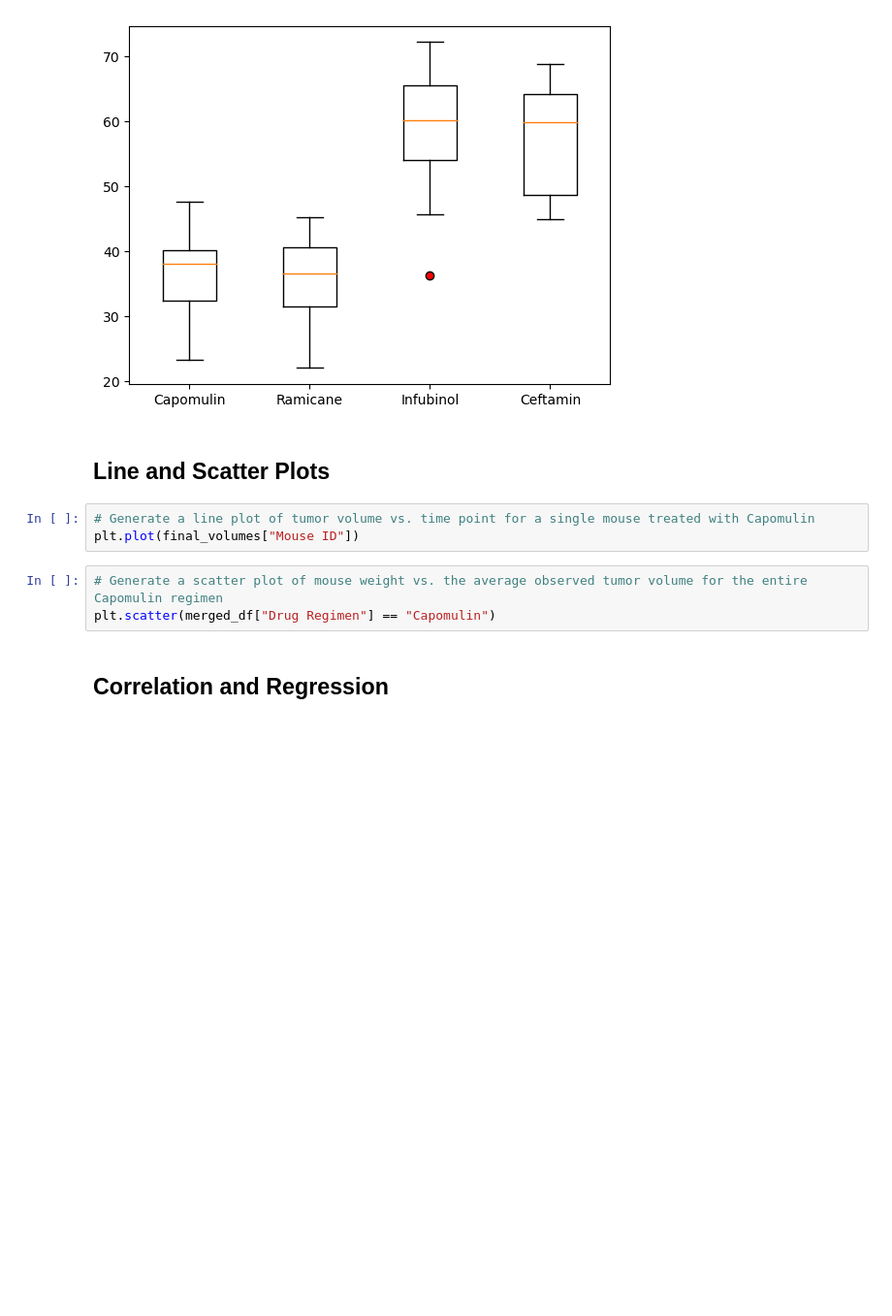
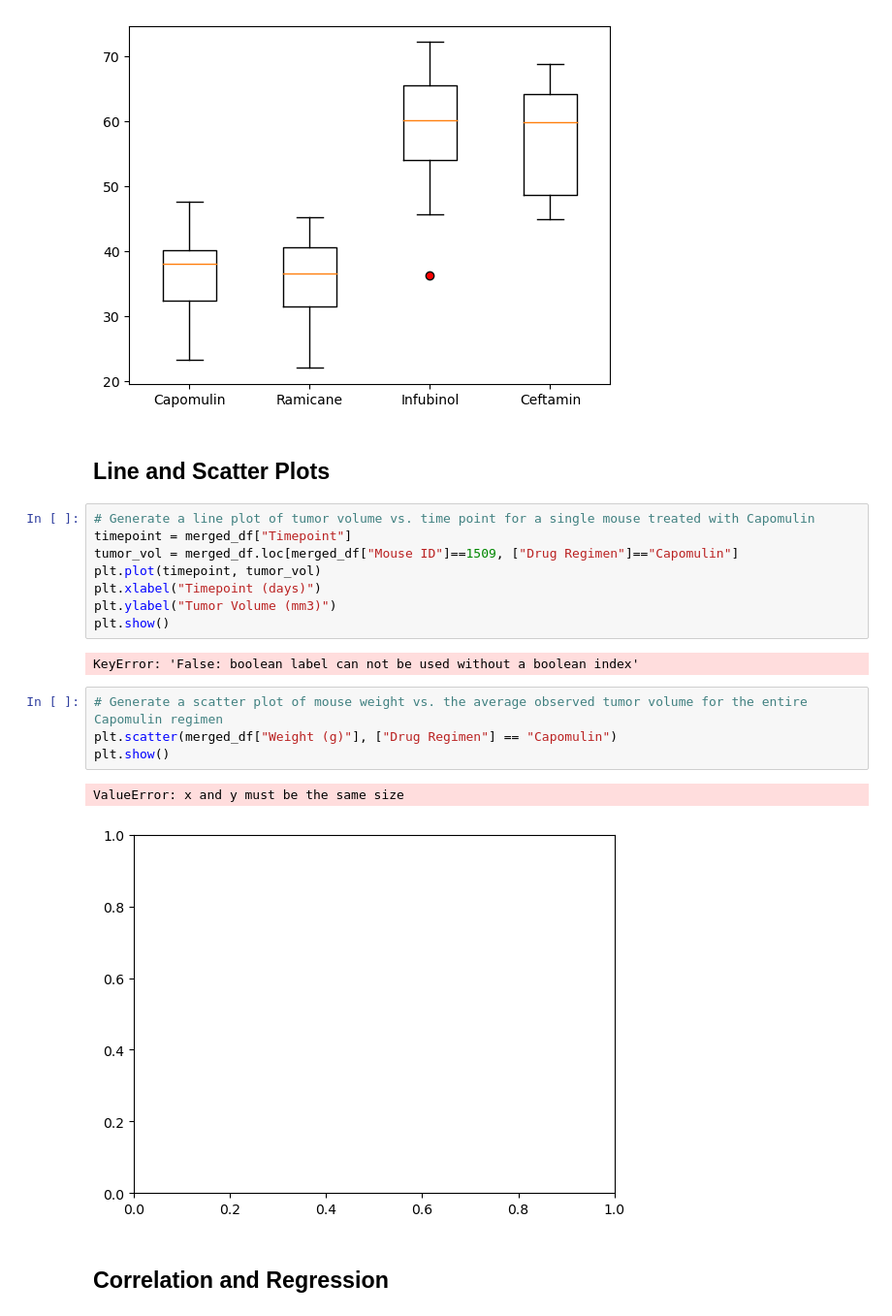
Before and after one commit to KDR9577/MatPlotlib, a Jupyter notebook: MatPlotlib/pymaceuticals_starter.ipynb, the cells around one changed output. Shown at 97% size. Cells and saved outputs as stored; diff of their text form; blank space fills up the shorter version.

```diff
--- a/MatPlotlib/pymaceuticals_starter.ipynb
+++ b/MatPlotlib/pymaceuticals_starter.ipynb
@@ -233,10 +238,21 @@ plt.show()
 ## Line and Scatter Plots
 # %%
 # Generate a line plot of tumor volume vs. time point for a single mouse treated with Capomulin
-plt.plot(final_volumes["Mouse ID"])
+timepoint = merged_df["Timepoint"]
+tumor_vol = merged_df.loc[merged_df["Mouse ID"]==1509, ["Drug Regimen"]=="Capomulin"]
+plt.plot(timepoint, tumor_vol)
+plt.xlabel("Timepoint (days)")
+plt.ylabel("Tumor Volume (mm3)")
+plt.show()
+# %% [output]
+KeyError: 'False: boolean label can not be used without a boolean index'
 # %%
 # Generate a scatter plot of mouse weight vs. the average observed tumor volume for the entire Capomulin regimen
-plt.scatter(merged_df["Drug Regimen"] == "Capomulin")
+plt.scatter(merged_df["Weight (g)"], ["Drug Regimen"] == "Capomulin")
+plt.show()
+# %% [output]
+ValueError: x and y must be the same size
+[figure, added]
 # %% [markdown]
 ## Correlation and Regression
 # %%
```
Also changed, not shown: parts of 3 cells of this notebook.
